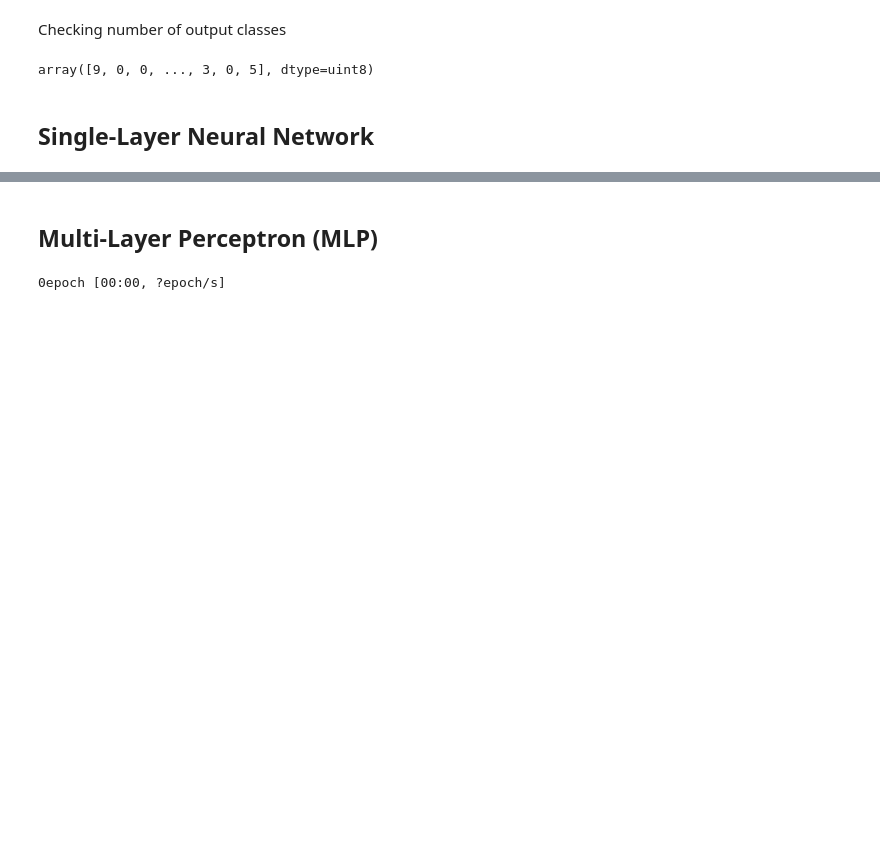
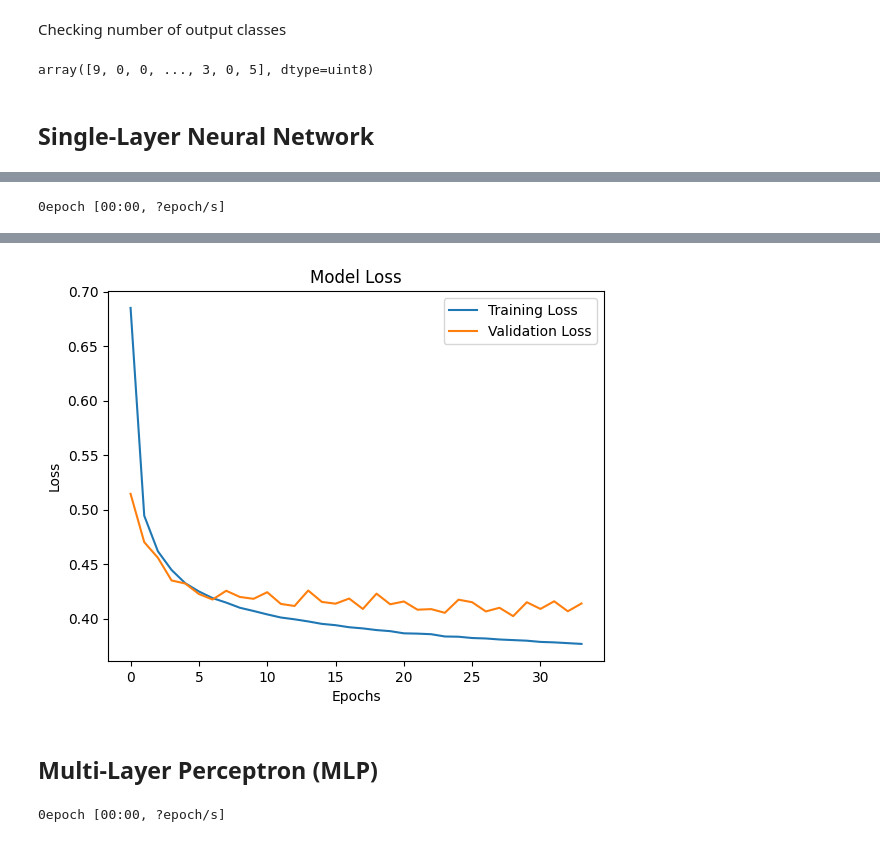
Before and after one commit to MaheeGamage/TIES4911-DL-for-dev, a Jupyter notebook: Task-2/Task 2-1.ipynb, the cells around one changed output, grey strips where cells are left out. Cells and saved outputs as stored; diff of their text form; code cells hidden in the pictures; blank space fills up the shorter version.

```diff
--- a/Task-2/Task 2-1.ipynb
+++ b/Task-2/Task 2-1.ipynb
@@ -46,14 +47,3 @@ y_train
 array([9, 0, 0, ..., 3, 0, 5], dtype=uint8)
 # %% [markdown]
 ## Single-Layer Neural Network
-# %%
-# define model
-model_single_layer = Sequential()
-model_single_layer.add(Flatten(input_shape=(28,28)))
-model_single_layer.add(Dense(10, activation='softmax'))
-
-# compile the model
-model_single_layer.compile(optimizer='adam', loss='sparse_categorical_crossentropy', metrics=['accuracy'])
-
-# fit the model
-model_single_layer.fit(x_train, y_train, epochs=20, batch_size=100, verbose=0, callbacks=[TqdmCallback(verbose=1)])
@@ -69,0 +50,32 @@ Single-Layer Model - Test Loss: 0.4453372657299042, Test Accuracy: 0.84280002117
+# %%
+early_stopping = EarlyStopping(
+    monitor='val_loss',  # Monitor validation loss
+    patience=5,          # Number of epochs with no improvement after which training will be stopped
+    restore_best_weights=True  # Restore model weights from the epoch with the best value of the monitored quantity
+)
+
+# define model
+model_single_layer = Sequential()
+model_single_layer.add(Flatten(input_shape=(28,28)))
+model_single_layer.add(Dense(10, activation='softmax'))
+
+# compile the model
+model_single_layer.compile(optimizer=RMSprop(learning_rate=0.001), loss='sparse_categorical_crossentropy', metrics=['accuracy'])
+
+# fit the model
+SLP_History = model_single_layer.fit(x_train, y_train, epochs=100, batch_size=100, validation_split=0.1, verbose=0, callbacks=[TqdmCallback(verbose=1), early_stopping])
+
+# Evaluate the single-layer model
+test_loss_single, test_acc_single = model_single_layer.evaluate(x_test, y_test, verbose=2)
+print(f"Single-Layer Model - Test Loss: {test_loss_single}, Test Accuracy: {test_acc_single}")
+
+# Plot training and validation loss
+plt.plot(SLP_History.history['loss'], label='Training Loss')
+plt.plot(SLP_History.history['val_loss'], label='Validation Loss')
+plt.title('Model Loss')
+plt.xlabel('Epochs')
+plt.ylabel('Loss')
+plt.legend()
+plt.show()
+# %% [output]
+0epoch [00:00, ?epoch/s]
@@ -70,3 +84,4 @@ Single-Layer Model - Test Loss: 0.4453372657299042, Test Accuracy: 0.84280002117
+[figure, added]
 # %% [markdown]
 ## Multi-Layer Perceptron (MLP)
 # %%
```
Also changed, not shown: parts of 6 cells of this notebook.
